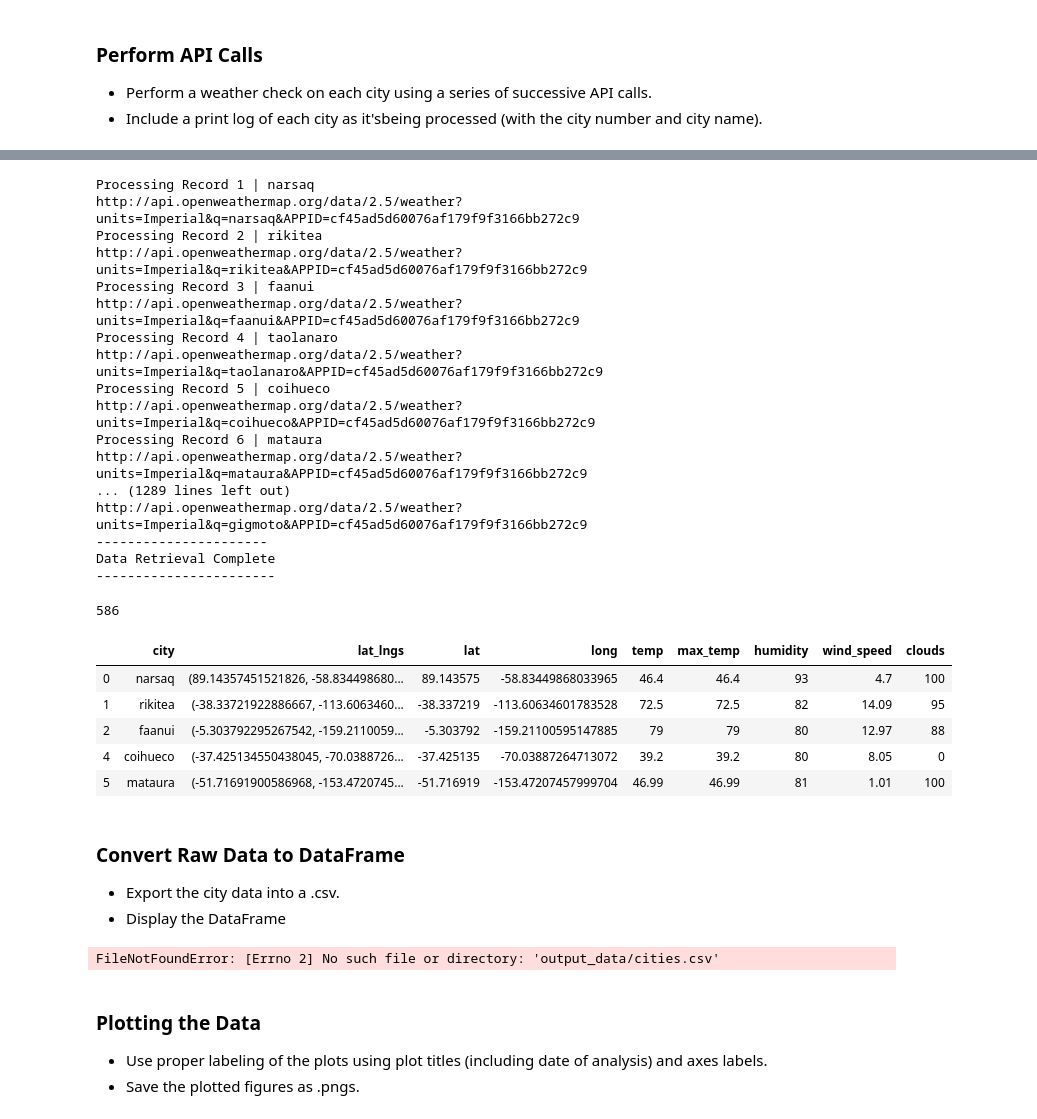
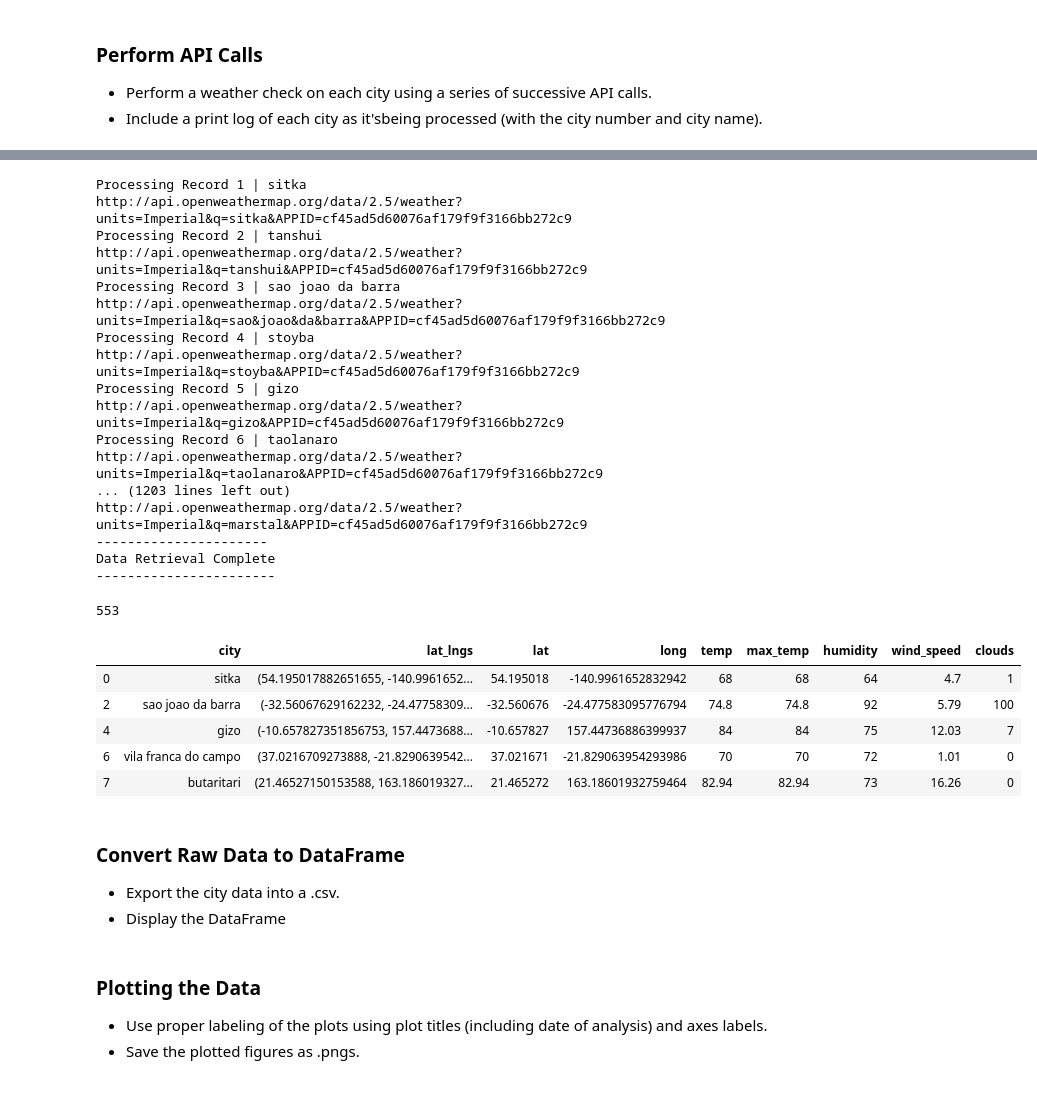
Before and after one commit to Zannyo/python-api-challenge, a Jupyter notebook: starter_code/WeatherPy.ipynb, the cells around one changed output, grey strips where cells are left out. Saved outputs shown, nothing was run; the diff lists cells and outputs as text; code cells hidden in the pictures.

```diff
--- a/starter_code/WeatherPy.ipynb
+++ b/starter_code/WeatherPy.ipynb
@@ -80,13 +80,13 @@ df.head()
 # %%
 #Create new columns for data we'll be collecting from the API
-df['temp'] = ""
-df['max_temp'] = ""
-df['humidity'] = ""
-df['wind_speed'] = ""
-df['clouds'] = ""
+city_df['temp'] = ""
+city_df['max_temp'] = ""
+city_df['humidity'] = ""
+city_df['wind_speed'] = ""
+city_df['clouds'] = ""
 
 #Iterate over each row
-for index, row in df.iterrows():
+for index, row in city_df.iterrows():
     city = row['city']
     print(f"Processing Record {index + 1} | {city}")
     city = city.replace(" ", "&")
@@ -94,66 +94,64 @@ for index, row in df.iterrows():
     print(url)
     weather = requests.get(url).json()
     try:
-        df.loc[index, 'temp'] = weather['main']['temp']
-        df.loc[index, 'max_temp'] = weather['main']['temp_max']
-        df.loc[index, 'humidity'] = weather['main']['humidity']
-        df.loc[index, 'wind_speed'] = weather['wind']['speed']
-        df.loc[index, 'clouds'] = weather['clouds']['all']
+        city_df.loc[index, 'temp'] = weather['main']['temp']
+        city_df.loc[index, 'max_temp'] = weather['main']['temp_max']
+        city_df.loc[index, 'humidity'] = weather['main']['humidity']
+        city_df.loc[index, 'wind_speed'] = weather['wind']['speed']
+        city_df.loc[index, 'clouds'] = weather['clouds']['all']
     except:
-        df.loc[index, 'temp'] = 'city not found'
-        df.loc[index, 'humidity'] = 'city not found'
-        df.loc[index, 'wind_speed'] = 'city not found'
-        df.loc[index, 'clouds'] = 'city not found'
+        city_df.loc[index, 'temp'] = 'city not found'
+        city_df.loc[index, 'humidity'] = 'city not found'
+        city_df.loc[index, 'wind_speed'] = 'city not found'
+        city_df.loc[index, 'clouds'] = 'city not found'
     time.sleep(.50)
 
 print("----------------------")
 print("Data Retrieval Complete")
 print("-----------------------")
 # %% [output]
-Processing Record 1 | narsaq
-http://api.openweathermap.org/data/2.5/weather?units=Imperial&q=narsaq&APPID=cf45ad5d60076af179f9f3166bb272c9
-Processing Record 2 | rikitea
-http://api.openweathermap.org/data/2.5/weather?units=Imperial&q=rikitea&APPID=cf45ad5d60076af179f9f3166bb272c9
-Processing Record 3 | faanui
-http://api.openweathermap.org/data/2.5/weather?units=Imperial&q=faanui&APPID=cf45ad5d60076af179f9f3166bb272c9
-Processing Record 4 | taolanaro
+Processing Record 1 | sitka
+http://api.openweathermap.org/data/2.5/weather?units=Imperial&q=sitka&APPID=cf45ad5d60076af179f9f3166bb272c9
+Processing Record 2 | tanshui
+http://api.openweathermap.org/data/2.5/weather?units=Imperial&q=tanshui&APPID=cf45ad5d60076af179f9f3166bb272c9
+Processing Record 3 | sao joao da barra
+http://api.openweathermap.org/data/2.5/weather?units=Imperial&q=sao&joao&da&barra&APPID=cf45ad5d60076af179f9f3166bb272c9
+Processing Record 4 | stoyba
+http://api.openweathermap.org/data/2.5/weather?units=Imperial&q=stoyba&APPID=cf45ad5d60076af179f9f3166bb272c9
+Processing Record 5 | gizo
+http://api.openweathermap.org/data/2.5/weather?units=Imperial&q=gizo&APPID=cf45ad5d60076af179f9f3166bb272c9
+Processing Record 6 | taolanaro
 http://api.openweathermap.org/data/2.5/weather?units=Imperial&q=taolanaro&APPID=cf45ad5d60076af179f9f3166bb272c9
-Processing Record 5 | coihueco
-http://api.openweathermap.org/data/2.5/weather?units=Imperial&q=coihueco&APPID=cf45ad5d60076af179f9f3166bb272c9
-Processing Record 6 | mataura
-http://api.openweathermap.org/data/2.5/weather?units=Imperial&q=mataura&APPID=cf45ad5d60076af179f9f3166bb272c9
-... (1289 lines left out)
-http://api.openweathermap.org/data/2.5/weather?units=Imperial&q=gigmoto&APPID=cf45ad5d60076af179f9f3166bb272c9
+... (1203 lines left out)
+http://api.openweathermap.org/data/2.5/weather?units=Imperial&q=marstal&APPID=cf45ad5d60076af179f9f3166bb272c9
 ----------------------
 Data Retrieval Complete
 -----------------------
 # %%
 #Remove any cities that could not be found from the dataframe
-df = df[df.temp != 'city not found']
+city_df = city_df[city_df.temp != 'city not found']
 
 #Check that there are still 500+ records
-len(df)
+len(city_df)
 # %% [output]
-586
+553
 # %%
 #Convert lat from string to float object
-df.lat = df.lat.astype(float)
-df.head()
+city_df.lat = city_df.lat.astype(float)
+city_df.head()
 # %% [output]
 |  | city | lat_lngs | lat | long | temp | max_temp | humidity | wind_speed | clouds |
-| 0 | narsaq | (89.14357451521826, -58.834498680... | 89.143575 | -58.83449868033965 | 46.4 | 46.4 | 93 | 4.7 | 100 |
-| 1 | rikitea | (-38.33721922886667, -113.6063460... | -38.337219 | -113.60634601783528 | 72.5 | 72.5 | 82 | 14.09 | 95 |
-| 2 | faanui | (-5.303792295267542, -159.2110059... | -5.303792 | -159.21100595147885 | 79 | 79 | 80 | 12.97 | 88 |
-| 4 | coihueco | (-37.425134550438045, -70.0388726... | -37.425135 | -70.03887264713072 | 39.2 | 39.2 | 80 | 8.05 | 0 |
-| 5 | mataura | (-51.71691900586968, -153.4720745... | -51.716919 | -153.47207457999704 | 46.99 | 46.99 | 81 | 1.01 | 100 |
+| 0 | sitka | (54.195017882651655, -140.9961652... | 54.195018 | -140.9961652832942 | 68 | 68 | 64 | 4.7 | 1 |
+| 2 | sao joao da barra | (-32.56067629162232, -24.47758309... | -32.560676 | -24.477583095776794 | 74.8 | 74.8 | 92 | 5.79 | 100 |
+| 4 | gizo | (-10.657827351856753, 157.4473688... | -10.657827 | 157.44736886399937 | 84 | 84 | 75 | 12.03 | 7 |
+| 6 | vila franca do campo | (37.0216709273888, -21.8290639542... | 37.021671 | -21.829063954293986 | 70 | 70 | 72 | 1.01 | 0 |
+| 7 | butaritari | (21.46527150153588, 163.186019327... | 21.465272 | 163.18601932759464 | 82.94 | 82.94 | 73 | 16.26 | 0 |
 # %% [markdown]
 ### Convert Raw Data to DataFrame
 * Export the city data into a .csv.
 * Display the DataFrame
 # %%
-df.to_csv(output_data_file, encoding="utf-8", index=False)
+city_df.to_csv(output_data_file, encoding="utf-8", index=False)
-# %% [output]
-FileNotFoundError: [Errno 2] No such file or directory: 'output_data/cities.csv'
 # %% [markdown]
 ### Plotting the Data
 * Use proper labeling of the plots using plot titles (including date of analysis) and axes labels.
```
Also changed, not shown: parts of 9 cells of this notebook, 5 other files.
